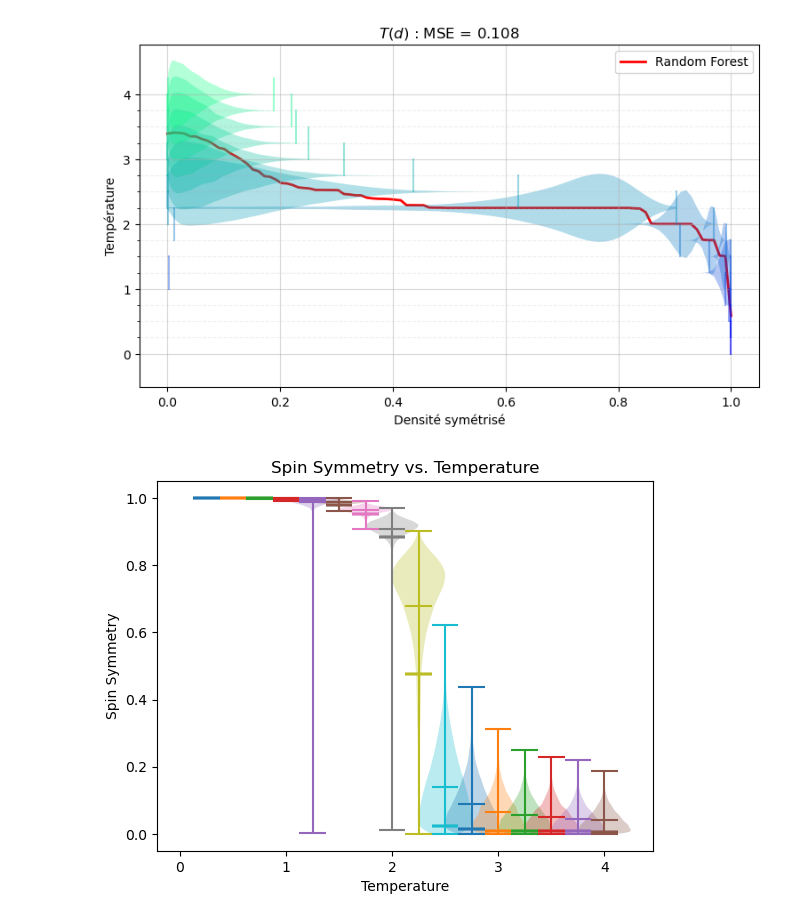
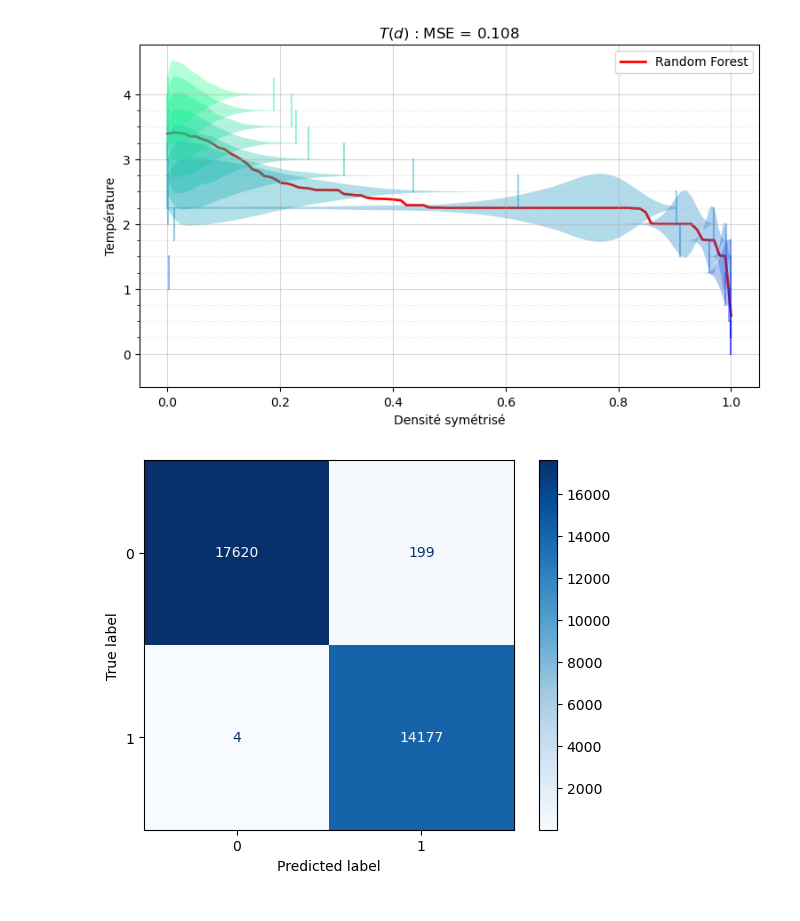
Before and after one commit to ma2this510/Ising-Model_IA_M1, a Jupyter notebook: Violin_plot.ipynb, the cells around one changed output. Drawn from its saved outputs; the diff is of its cells as text; code cells hidden in the pictures.

```diff
--- a/Violin_plot.ipynb
+++ b/Violin_plot.ipynb
@@ -37,8 +37,10 @@ print(tot_data_sym.shape)
 (160000,)
 # %%
 from sklearn.ensemble import RandomForestRegressor
-from sklearn.metrics import mean_squared_error
+from sklearn.metrics import mean_squared_error, confusion_matrix, ConfusionMatrixDisplay
 from sklearn.model_selection import train_test_split
+
+T_C = 2.269
 
 # Split the data into training and testing sets
 X_train, X_test, y_train, y_test = train_test_split(tot_data_sym.reshape(-1,1), tot_label, test_size=0.2, random_state=42)
@@ -52,6 +54,9 @@ forest_model.fit(X_train, y_train)
 # Predict on the test data
 predictions = forest_model.predict(X_test)
 
+real_class = np.where(y_test>T_C, 1, 0)
+pred_class = np.where(predictions>T_C, 1, 0)
+
 # Calculate the mean squared error
 mse = mean_squared_error(y_test, predictions)
 print("mse:", mse)
@@ -158,24 +163,11 @@ plt.savefig("forest.png")
 plt.show()
 # %% [output]
 [figure]
-# %%
-violinplots = []
-
-for i in range(16):
-    violinplot = plt.violinplot(
-        kde_data[kde_data['T'] == nom_temp[i]]['Sym'],
-        positions=[nom_temp[i]],
-        showmeans=True,
-        showextrema=True,
-        quantiles=0.1*np.ones((16)),
-    )
-    violinplots.append(violinplot)
-
-plt.title("Spin Symmetry vs. Temperature")
-plt.xlabel("Temperature")
-plt.ylabel("Spin Symmetry")
-
-# Display the plot
-plt.show()
-# %% [output]
-[figure, removed]
+# %%
+conf_mat = confusion_matrix(real_class, pred_class)
+disp = ConfusionMatrixDisplay(confusion_matrix=conf_mat)
+disp.plot(cmap='Blues')
+plt.savefig("forest_matrix.png")
+plt.show()
+# %% [output]
+[figure, added]
```
Also changed, not shown: parts of 1 cell of this notebook, 5 other files.
